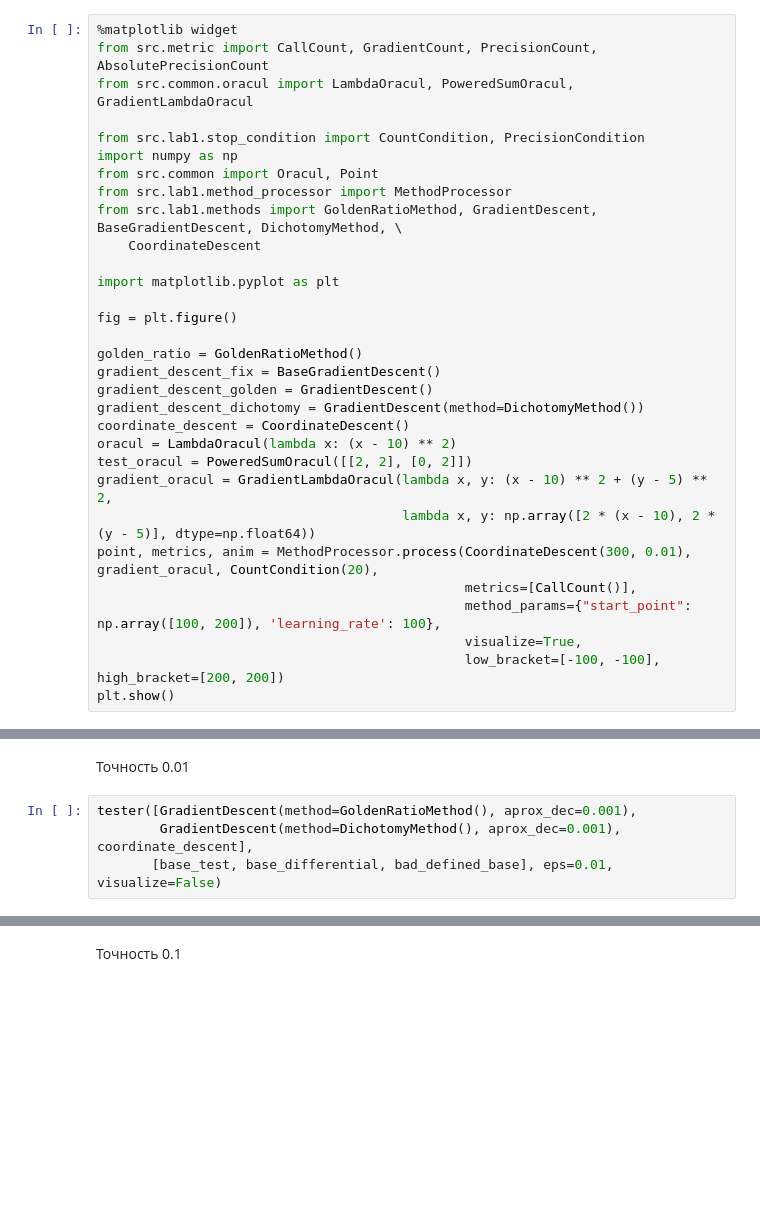
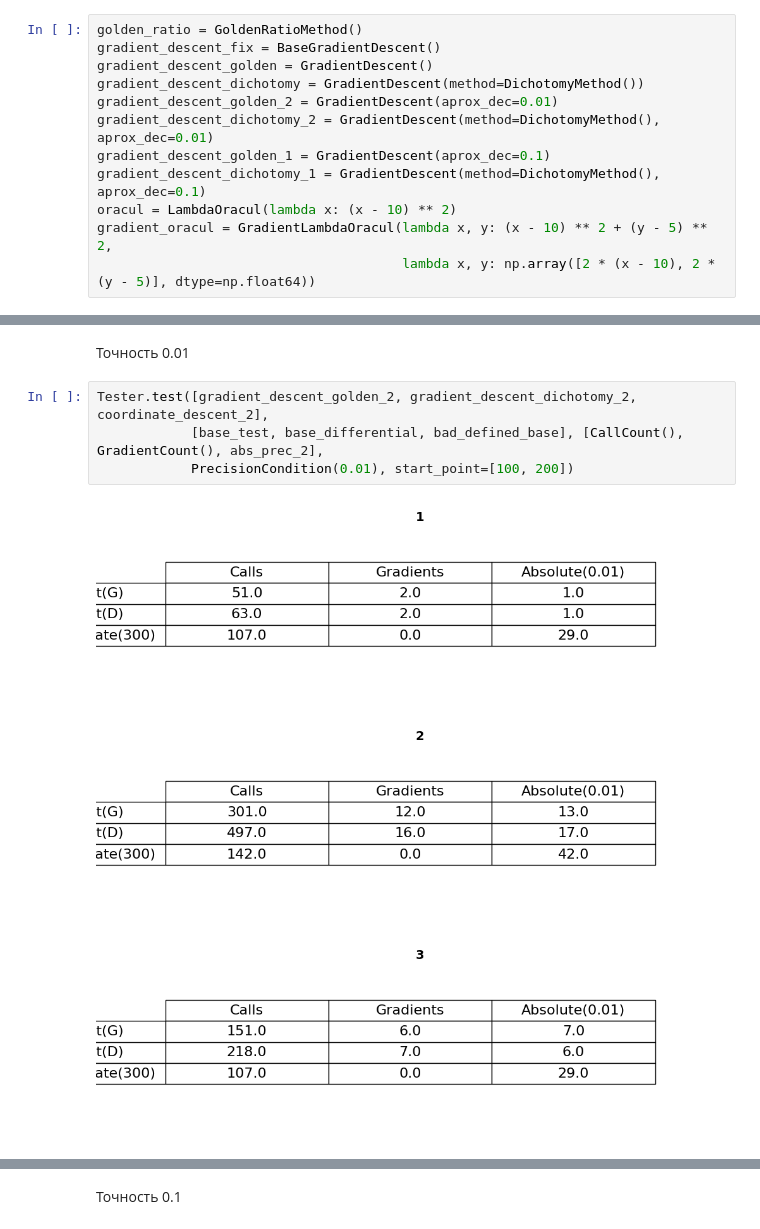
Before and after one commit to Skorniakov-Leonid/Methods-of-optimization, a Jupyter notebook: presentation/lab-1/test.ipynb, the cells around one changed output, grey strips where cells are left out. Saved outputs shown, nothing was run; the diff lists cells and outputs as text; blank space fills up the shorter version.

```diff
--- a/presentation/lab-1/test.ipynb
+++ b/presentation/lab-1/test.ipynb
@@ -10,34 +35,15 @@
 # %%
-%matplotlib widget
-from src.metric import CallCount, GradientCount, PrecisionCount, AbsolutePrecisionCount
-from src.common.oracul import LambdaOracul, PoweredSumOracul, GradientLambdaOracul
-
-from src.lab1.stop_condition import CountCondition, PrecisionCondition
-import numpy as np
-from src.common import Oracul, Point
-from src.lab1.method_processor import MethodProcessor
-from src.lab1.methods import GoldenRatioMethod, GradientDescent, BaseGradientDescent, DichotomyMethod, \
-    CoordinateDescent
-
-import matplotlib.pyplot as plt
-
-fig = plt.figure()
-
 golden_ratio = GoldenRatioMethod()
 gradient_descent_fix = BaseGradientDescent()
 gradient_descent_golden = GradientDescent()
 gradient_descent_dichotomy = GradientDescent(method=DichotomyMethod())
-coordinate_descent = CoordinateDescent()
+gradient_descent_golden_2 = GradientDescent(aprox_dec=0.01)
+gradient_descent_dichotomy_2 = GradientDescent(method=DichotomyMethod(), aprox_dec=0.01)
+gradient_descent_golden_1 = GradientDescent(aprox_dec=0.1)
+gradient_descent_dichotomy_1 = GradientDescent(method=DichotomyMethod(), aprox_dec=0.1)
 oracul = LambdaOracul(lambda x: (x - 10) ** 2)
-test_oracul = PoweredSumOracul([[2, 2], [0, 2]])
 gradient_oracul = GradientLambdaOracul(lambda x, y: (x - 10) ** 2 + (y - 5) ** 2,
                                        lambda x, y: np.array([2 * (x - 10), 2 * (y - 5)], dtype=np.float64))
-point, metrics, anim = MethodProcessor.process(CoordinateDescent(300, 0.01), gradient_oracul, CountCondition(20),
-                                               metrics=[CallCount()],
-                                               method_params={"start_point": np.array([100, 200]), 'learning_rate': 100},
-                                               visualize=True,
-                                               low_bracket=[-100, -100], high_bracket=[200, 200])
-plt.show()
 # %%
 base_test = GradientLambdaOracul(lambda x, y: x ** 2 + y ** 2,
                                  lambda x, y: np.array([2 * x, 2 * y], dtype=np.float64))
@@ -117,6 +96,10 @@ tester([gradient_descent_golden, gradient_descent_dichotomy, coordinate_descent]
 # %% [markdown]
 Точность 0.01
 # %%
-tester([GradientDescent(method=GoldenRatioMethod(), aprox_dec=0.001),
-        GradientDescent(method=DichotomyMethod(), aprox_dec=0.001), coordinate_descent],
-       [base_test, base_differential, bad_defined_base], eps=0.01, visualize=False)
+Tester.test([gradient_descent_golden_2, gradient_descent_dichotomy_2, coordinate_descent_2],
+            [base_test, base_differential, bad_defined_base], [CallCount(), GradientCount(), abs_prec_2],
+            PrecisionCondition(0.01), start_point=[100, 200])
+# %% [output]
+[figure, added]
+[figure, added]
+[figure, added]
```
Also changed, not shown: parts of 38 cells of this notebook, 2 other files.
